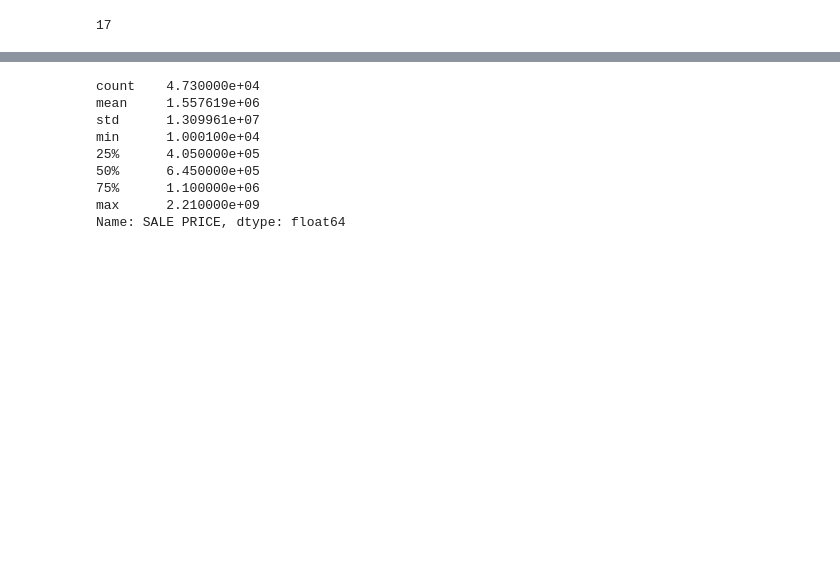
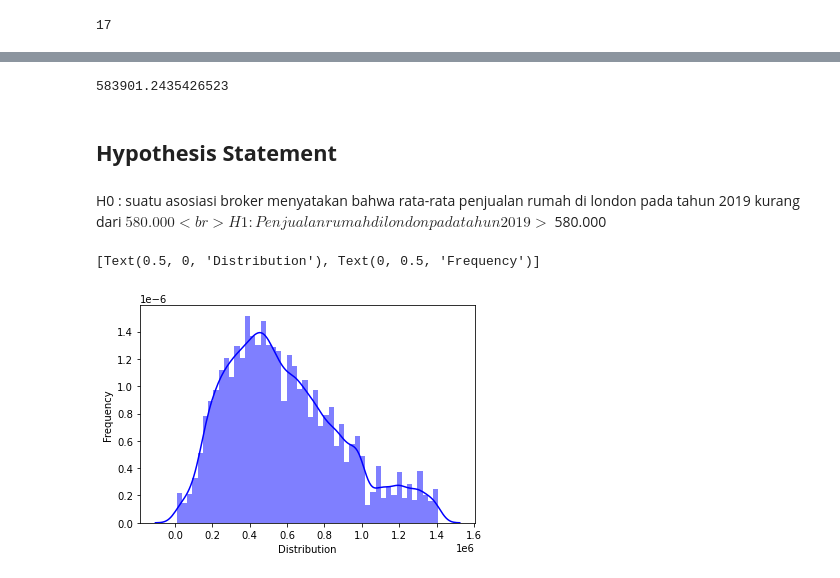
Before and after one commit to fikiwahyu/nyc_property_sales, a Jupyter notebook: PYTN_Assgn_2_076_WahyuFachrurZulfikar.ipynb, the cells around one changed output, grey strips where cells are left out. Saved outputs shown, nothing was run; the diff lists cells and outputs as text; code cells hidden in the pictures; blank space fills up the shorter version.

Commit message:
add hypothesis

```diff
--- a/PYTN_Assgn_2_076_WahyuFachrurZulfikar.ipynb
+++ b/PYTN_Assgn_2_076_WahyuFachrurZulfikar.ipynb
@@ -172,12 +172,19 @@ ax.set(xlabel='Binomial Distribution', ylabel='Frequency')
-# %%
-sales_price20.describe()
-# %% [output]
-count    4.730000e+04
-mean     1.557619e+06
-std      1.309961e+07
-min      1.000100e+04
-25%      4.050000e+05
-50%      6.450000e+05
-75%      1.100000e+06
-max      2.210000e+09
-Name: SALE PRICE, dtype: float64
+# %%
+sales_price19.mean()
+# %% [output]
+583901.2435426523
+# %% [markdown]
+## <b>Hypothesis Statement</b>
+# %% [markdown]
+H0 : suatu asosiasi broker menyatakan bahwa rata-rata penjualan rumah di london pada tahun 2019 kurang dari $580.000 <br>
+H1 : Penjualan rumah di london pada tahun 2019 > $580.000
+# %%
+ax = sns.distplot(x = sales_price19.values,
+                    bins=50,
+                    kde=True,
+                    color='blue',
+                    hist_kws={'linewidth':15, 'alpha':.5})
+ax.set(xlabel='Distribution', ylabel='Frequency')
+# %% [output]
+[Text(0.5, 0, 'Distribution'), Text(0, 0.5, 'Frequency')]
+[figure, added]
```
Also changed, not shown: parts of 6 cells of this notebook.
